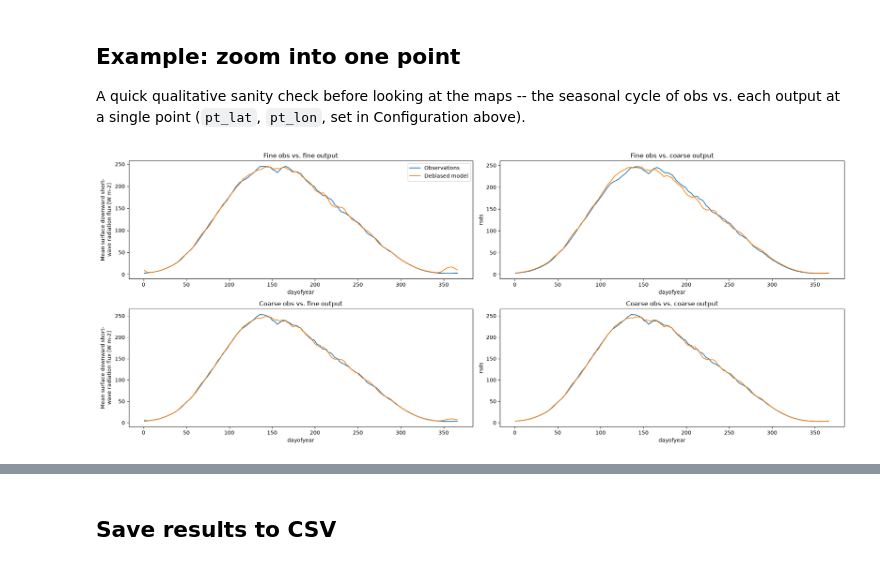
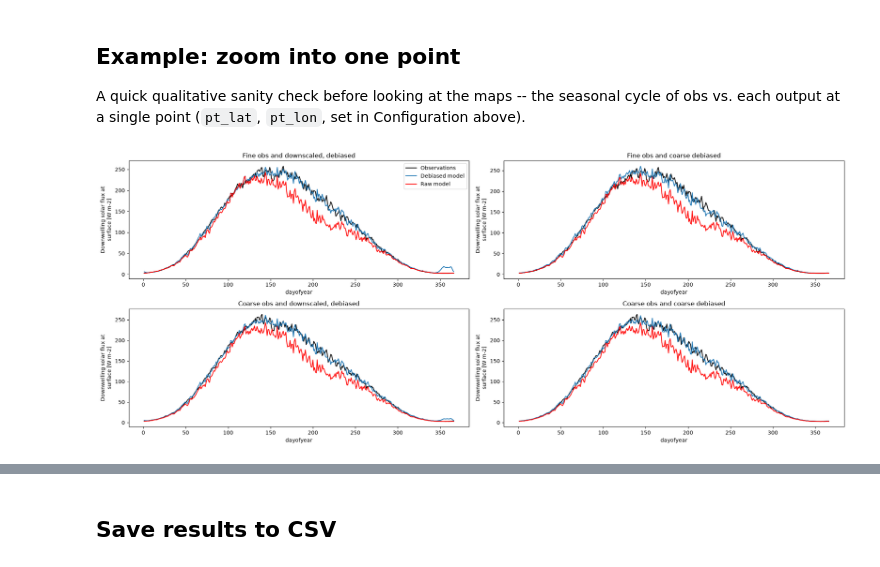
Before and after one commit to carbonplan/sai-downscaling, a Jupyter notebook: notebooks/QA_QC/rsds/compare_historical_bias_rsds.ipynb, the cells around one changed output, grey strips where cells are left out. Cells and saved outputs as stored; diff of their text form; code cells hidden in the pictures.

```diff
--- a/notebooks/QA_QC/rsds/compare_historical_bias_rsds.ipynb
+++ b/notebooks/QA_QC/rsds/compare_historical_bias_rsds.ipynb
@@ -131,6 +131,15 @@ fine = rechunk(
 coarsened_debiased_downscaled = interpolate_fine_to_coarse_grid(
     da_fine_to_coarsen=fine, da_coarse_grid=coarse_debiased
 ).compute()
+# %%
+from srm import catalog
+
+raw_hist = (
+    catalog.get("CESM2-WACCM")
+    .to_xarray()["historical"][var]
+    .sel(ensemble_member=ens)
+    .sel(time=slice("1978-01-01", "2014-12-31"))
+)
 # %% [markdown]
 ## Compute climatology & goodness-of-fit metrics
 
@@ -183,16 +195,7 @@ obs_coarse_clim = agg_over_time(
     obs_coarse, time_dim=time_dim, rolling_window_days=rolling_window_days
 ).compute()
 
-metrics_obsfine_outputfine = disagg_test_calculate_metrics(
-    x=obs_fine_clim, y=debiased_downscaled_clim, time_dim=time_dim
-)
-metrics_obsfine_outputcoarse = disagg_test_calculate_metrics(
-    x=obs_fine_clim, y=coarse_debiased_finegrid_clim, time_dim=time_dim
-)
 
-metrics_obscoarse_outputfine = disagg_test_calculate_metrics(
-    x=obs_coarse_clim, y=coarsened_debiased_downscaled_clim, time_dim=time_dim
-)
-metrics_obscoarse_outputcoarse = disagg_test_calculate_metrics(
-    x=obs_coarse_clim, y=coarse_debiased_clim, time_dim=time_dim
-)
+raw_hist_clim = agg_over_time(
+    raw_hist, time_dim=time_dim, rolling_window_days=rolling_window_days
+).compute()
@@ -355,22 +399,26 @@ A quick qualitative sanity check before looking at the maps -- the seasonal cycl
 # %%
 plt.figure(figsize=(20, 8))
 plt.subplot(2, 2, 1)
-obs_fine_clim.sel(lat=pt_lat, lon=pt_lon, method="nearest").plot(label="Observations")
+obs_fine_clim.sel(lat=pt_lat, lon=pt_lon, method="nearest").plot(label="Observations", color="k")
 debiased_downscaled_clim.sel(lat=pt_lat, lon=pt_lon, method="nearest").plot(label="Debiased model")
+raw_hist_clim.sel(lat=pt_lat, lon=pt_lon, method="nearest").plot(label="Raw model", color="r")
 plt.legend()
-plt.title("Fine obs vs. fine output")
+plt.title("Fine obs and downscaled, debiased")
 plt.subplot(2, 2, 2)
-obs_fine_clim.sel(lat=pt_lat, lon=pt_lon, method="nearest").plot()
+obs_fine_clim.sel(lat=pt_lat, lon=pt_lon, method="nearest").plot(color="k")
 coarse_debiased_finegrid_clim.sel(lat=pt_lat, lon=pt_lon, method="nearest").plot()
-plt.title("Fine obs vs. coarse output")
+raw_hist_clim.sel(lat=pt_lat, lon=pt_lon, method="nearest").plot(label="Raw model", color="r")
+plt.title("Fine obs and coarse debiased")
 plt.subplot(2, 2, 3)
-obs_coarse_clim.sel(lat=pt_lat, lon=pt_lon, method="nearest").plot()
+obs_coarse_clim.sel(lat=pt_lat, lon=pt_lon, method="nearest").plot(color="k")
 coarsened_debiased_downscaled_clim.sel(lat=pt_lat, lon=pt_lon, method="nearest").plot()
-plt.title("Coarse obs vs. fine output")
+raw_hist_clim.sel(lat=pt_lat, lon=pt_lon, method="nearest").plot(label="Raw model", color="r")
+plt.title("Coarse obs and downscaled, debiased")
 plt.subplot(2, 2, 4)
-obs_coarse_clim.sel(lat=pt_lat, lon=pt_lon, method="nearest").plot()
+obs_coarse_clim.sel(lat=pt_lat, lon=pt_lon, method="nearest").plot(color="k")
 coarse_debiased_clim.sel(lat=pt_lat, lon=pt_lon, method="nearest").plot()
-plt.title("Coarse obs vs. coarse output")
+raw_hist_clim.sel(lat=pt_lat, lon=pt_lon, method="nearest").plot(label="Raw model", color="r")
+plt.title("Coarse obs and coarse debiased")
 plt.tight_layout()
 # %% [output]
-[figure, old version]
+[figure, new version]
```
Also changed, not shown: parts of 12 cells of this notebook.
